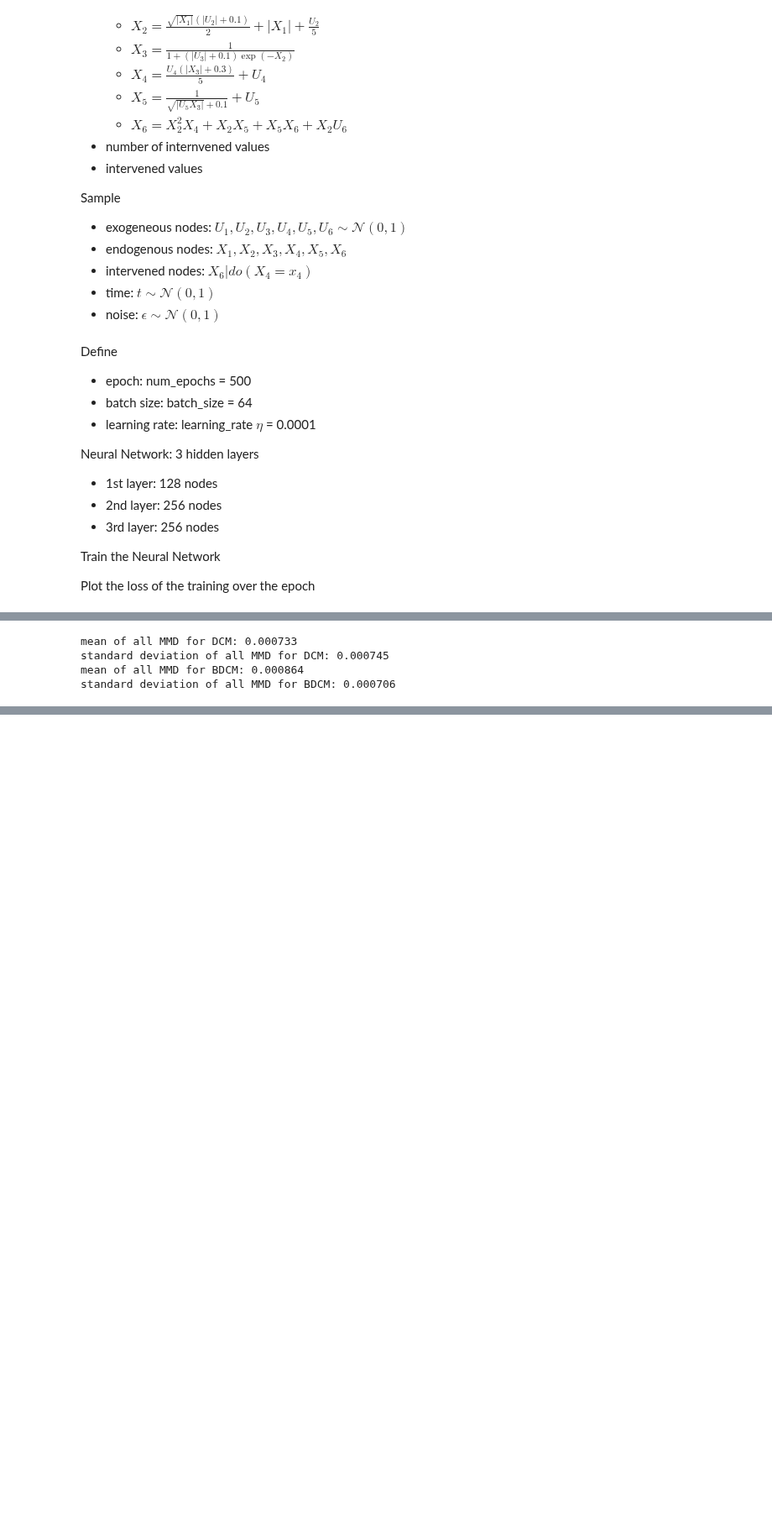
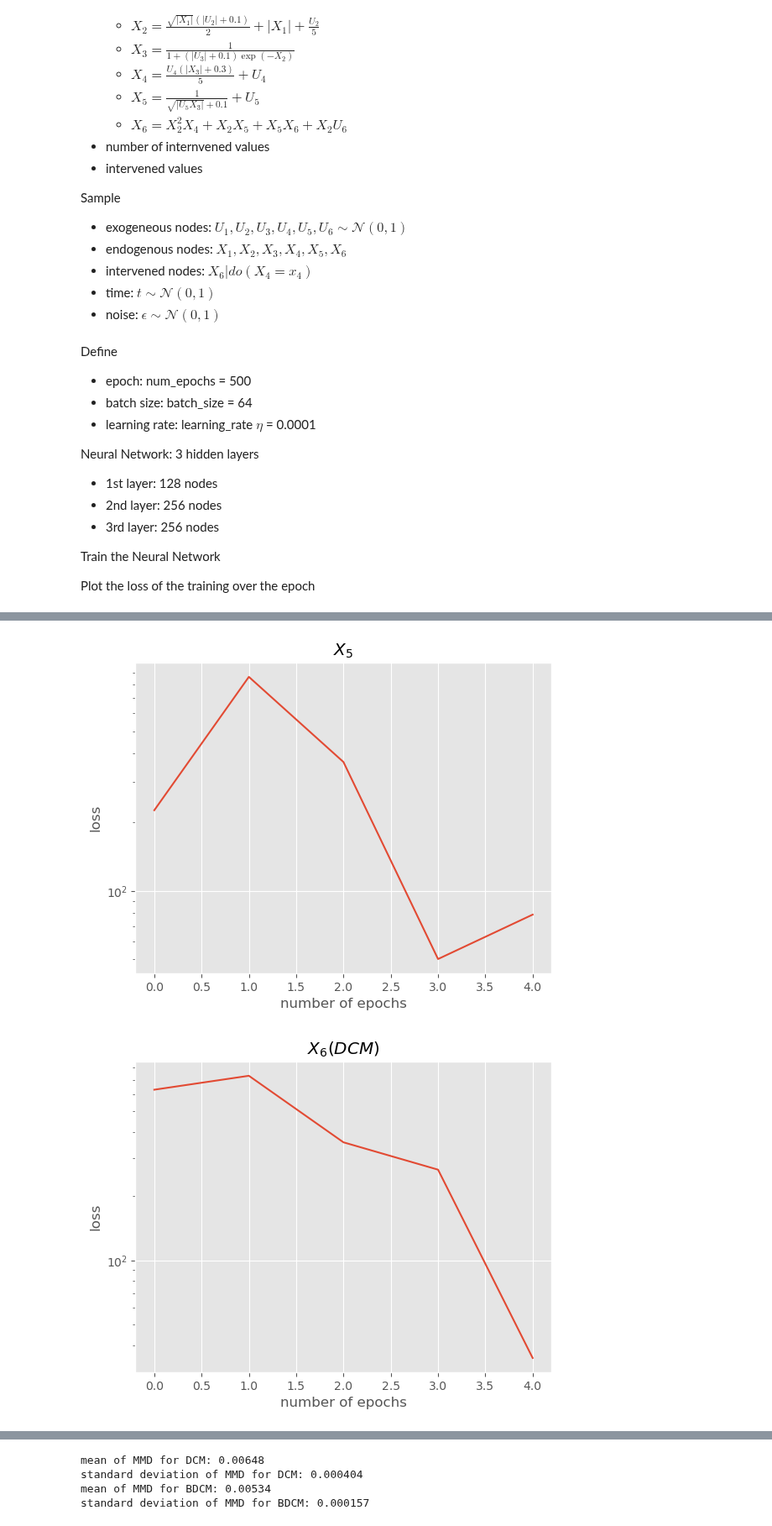
Before and after one commit to tatsu432/BDCM, a Jupyter notebook: src/SCM2_complex_structural_equations.ipynb, the cells around one changed output, grey strips where cells are left out. Shown at 84% size. Saved outputs shown, nothing was run; the diff lists cells and outputs as text; code cells hidden in the pictures; blank space fills up the shorter version.

```diff
--- a/src/SCM2_complex_structural_equations.ipynb
+++ b/src/SCM2_complex_structural_equations.ipynb
@@ -593,18 +57,0 @@ standard deviation of MMD for BDCM: 0.000706
-# %%
-all_MMD_DCM = np.array([])
-all_MMD_BDCM = np.array([])
-for i in range(num_seeds):
-  all_MMD_DCM = np.append(all_MMD_DCM, array_array_MMD[i][0])
-  all_MMD_BDCM = np.append(all_MMD_BDCM, array_array_MMD[i][1])
-
-all_MMD_DCM_BDCM = [all_MMD_DCM, all_MMD_BDCM]
-# Output the mean and standard deviation of MMD for DCM and BDCM
-# loop for DCM or BDCM
-for i in range(2):
-    print("mean of all MMD for {}: {:.3}".format(array_title[i], np.mean(all_MMD_DCM_BDCM[i])))
-    print("standard deviation of all MMD for {}: {:.3}".format(array_title[i], np.std(all_MMD_DCM_BDCM[i])))
-# %% [output]
-mean of all MMD for DCM: 0.000733
-standard deviation of all MMD for DCM: 0.000745
-mean of all MMD for BDCM: 0.000864
-standard deviation of all MMD for BDCM: 0.000706
@@ -610,0 +80,24 @@ standard deviation of all MMD for BDCM: 0.000706
+# %%
+# Define the structual equation
+# X_i = f_i(X_{pa_i}) + U_i
+
+def structural_eq(u, ind, x):
+  if ind == 0:
+    output = u
+  elif ind == 1:
+    output = x[0] ** 2 + u
+  elif ind == 2:
+    output = x[1] + u
+  elif ind == 3:
+    output = x[2] ** 3 + x[2] + u
+  elif ind == 4:
+    output = x[2] ** 2 + 0.1 + u
+  elif ind == 5:
+    output = x[1] * x[3] + x[1] * x[4] + x[3] * x[4] + u
+  return normalize(output)
+
+
+SCM2(structural_eq=structural_eq, simple_or_complex = "complex")
+# %% [output]
+[figure, added]
+[figure, added]
@@ -610,0 +107,4 @@ standard deviation of all MMD for BDCM: 0.000706
+mean of MMD for DCM: 0.00648
+standard deviation of MMD for DCM: 0.000404
+mean of MMD for BDCM: 0.00534
+standard deviation of MMD for BDCM: 0.000157
```
Also changed, not shown: parts of 5 cells of this notebook, 24 other files.
